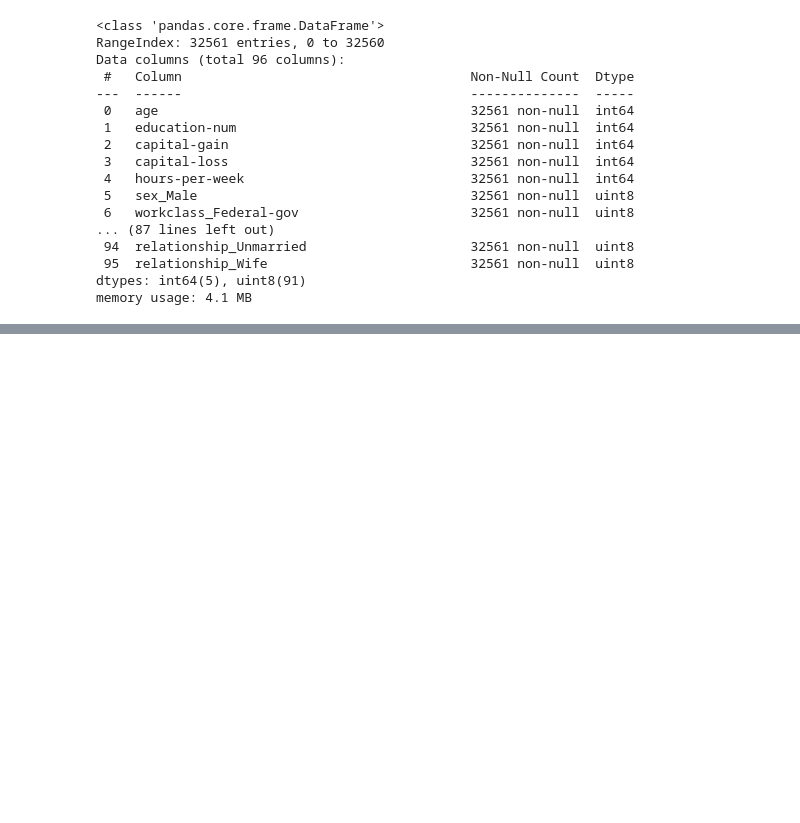
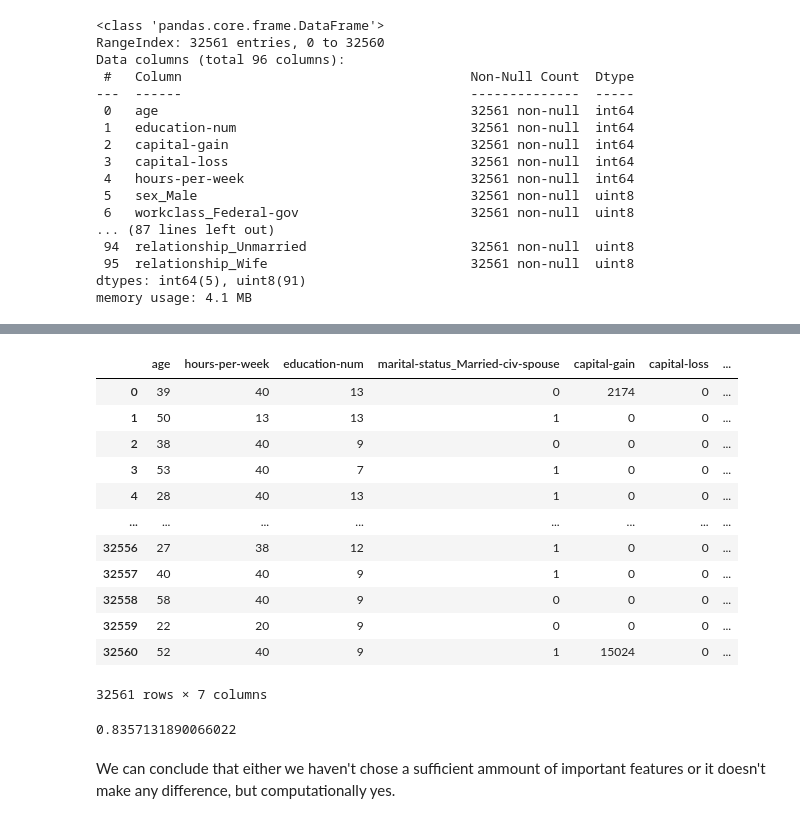
Before and after one commit to fujiemei04/ML, a Jupyter notebook: alta_data.ipynb, the cells around one changed output, grey strips where cells are left out. Drawn from its saved outputs; the diff is of its cells as text; code cells hidden in the pictures; blank space fills up the shorter version.

```diff
--- a/alta_data.ipynb
+++ b/alta_data.ipynb
@@ -197,0 +208,28 @@ We can see that training with either a logistic regression model from sklearn is
+# %%
+important_feat = ["age","hours-per-week","education-num","marital-status_Married-civ-spouse","capital-gain","capital-loss","marital-status_Never-married"]
+X_aux = X_aux[important_feat]
+X_aux
+# %% [output]
+|  | age | hours-per-week | education-num | marital-status_Married-civ-spouse | capital-gain | capital-loss | ... |
+| 0 | 39 | 40 | 13 | 0 | 2174 | 0 | ... |
+| 1 | 50 | 13 | 13 | 1 | 0 | 0 | ... |
+| 2 | 38 | 40 | 9 | 0 | 0 | 0 | ... |
+| 3 | 53 | 40 | 7 | 1 | 0 | 0 | ... |
+| 4 | 28 | 40 | 13 | 1 | 0 | 0 | ... |
+| ... | ... | ... | ... | ... | ... | ... | ... |
+| 32556 | 27 | 38 | 12 | 1 | 0 | 0 | ... |
+| 32557 | 40 | 40 | 9 | 1 | 0 | 0 | ... |
+| 32558 | 58 | 40 | 9 | 0 | 0 | 0 | ... |
+| 32559 | 22 | 20 | 9 | 0 | 0 | 0 | ... |
+| 32560 | 52 | 40 | 9 | 1 | 15024 | 0 | ... |
+32561 rows × 7 columns
+# %%
+X_train, X_test, y_train, y_test = train_test_split(X_aux, y, random_state=0, train_size = .8)
+model = RandomForestClassifier(n_estimators=200,criterion="entropy")
+model.fit(X_train,y_train)
+model.score(X_test,y_test)
+# %% [output]
+0.8357131890066022
+# %% [markdown]
+We can conclude that either we haven't chose a sufficient ammount of important features or it doesn't make any
+difference, but computationally yes.
```
Also changed, not shown: parts of 13 cells of this notebook, 1 other file.
